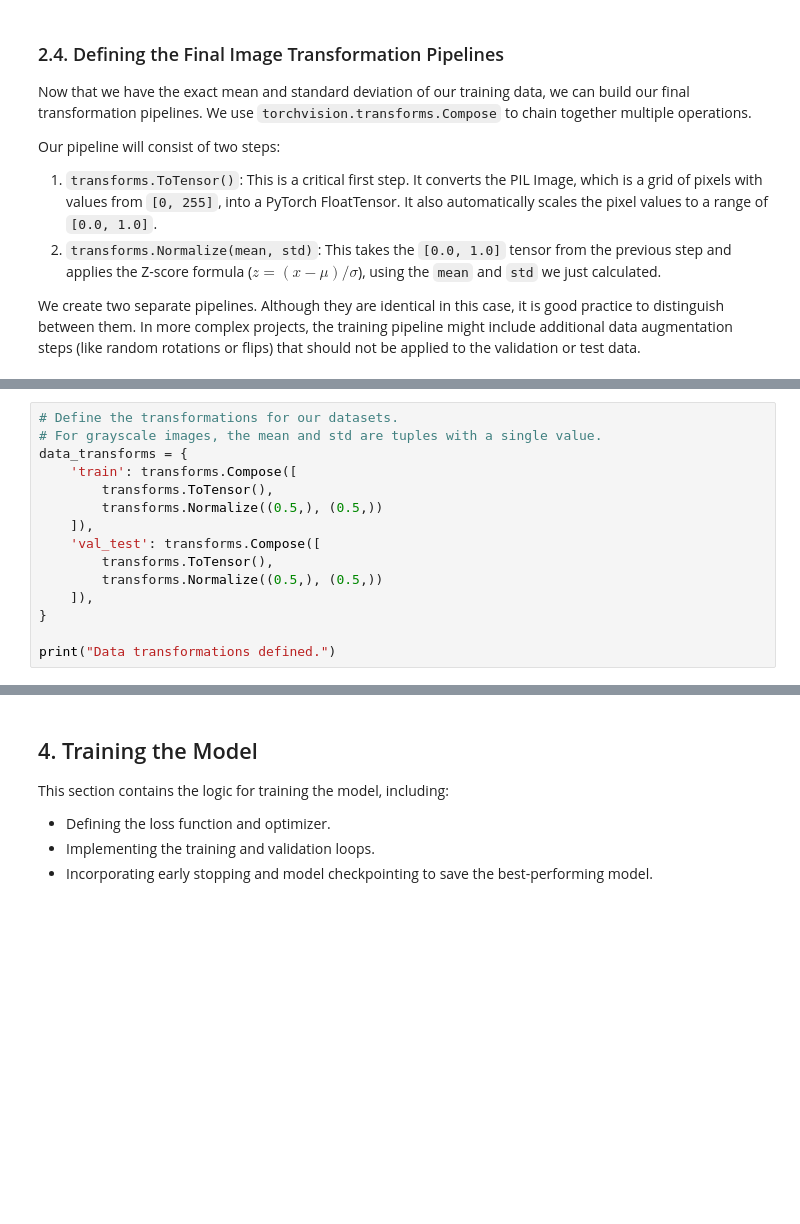
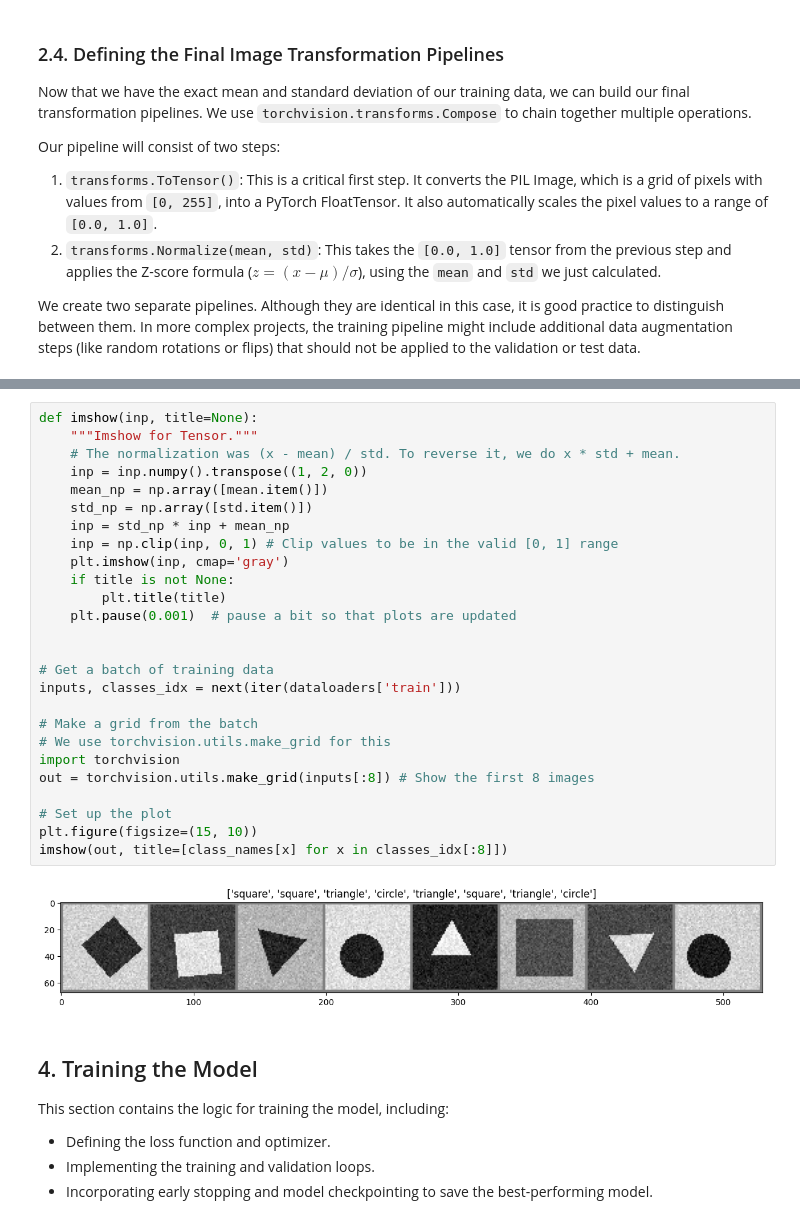
Before and after one commit to gildasZ/shape-classifier-pytorch, a Jupyter notebook: ShapeClassifier/Shape_Classifier.ipynb, the cells around one changed output, grey strips where cells are left out. Drawn from its saved outputs; the diff is of its cells as text; blank space fills up the shorter version.

```diff
--- a/ShapeClassifier/Shape_Classifier.ipynb
+++ b/ShapeClassifier/Shape_Classifier.ipynb
@@ -311,15 +302,0 @@ The key transformations are:
-# %%
-# Define the transformations for our datasets.
-# For grayscale images, the mean and std are tuples with a single value.
-data_transforms = {
-    'train': transforms.Compose([
-        transforms.ToTensor(),
-        transforms.Normalize((0.5,), (0.5,))
-    ]),
-    'val_test': transforms.Compose([
-        transforms.ToTensor(),
-        transforms.Normalize((0.5,), (0.5,))
-    ]),
-}
-
-print("Data transformations defined.")
@@ -326,3 +348,31 @@ print("Data transformations defined.")
+# %%
+def imshow(inp, title=None):
+    """Imshow for Tensor."""
+    # The normalization was (x - mean) / std. To reverse it, we do x * std + mean.
+    inp = inp.numpy().transpose((1, 2, 0))
+    mean_np = np.array([mean.item()])
+    std_np = np.array([std.item()])
+    inp = std_np * inp + mean_np
+    inp = np.clip(inp, 0, 1) # Clip values to be in the valid [0, 1] range
+    plt.imshow(inp, cmap='gray')
+    if title is not None:
+        plt.title(title)
+    plt.pause(0.001)  # pause a bit so that plots are updated
+
+
+# Get a batch of training data
+inputs, classes_idx = next(iter(dataloaders['train']))
+
+# Make a grid from the batch
+# We use torchvision.utils.make_grid for this
+import torchvision
+out = torchvision.utils.make_grid(inputs[:8]) # Show the first 8 images
+
+# Set up the plot
+plt.figure(figsize=(15, 10))
+imshow(out, title=[class_names[x] for x in classes_idx[:8]])
+# %% [output]
+[figure, added]
 # %% [markdown]
 ## 4. Training the Model
 
```
Also changed, not shown: parts of 5 cells of this notebook.
